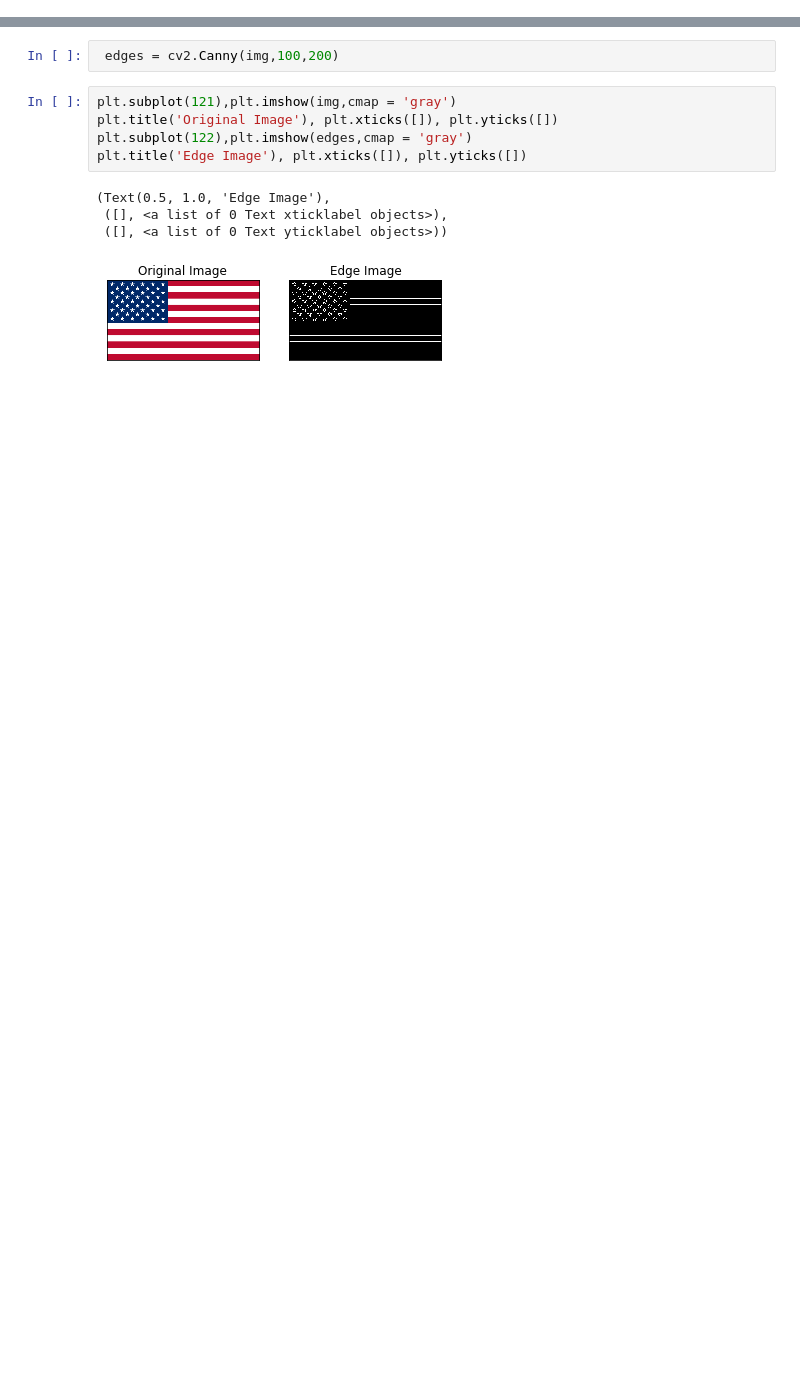
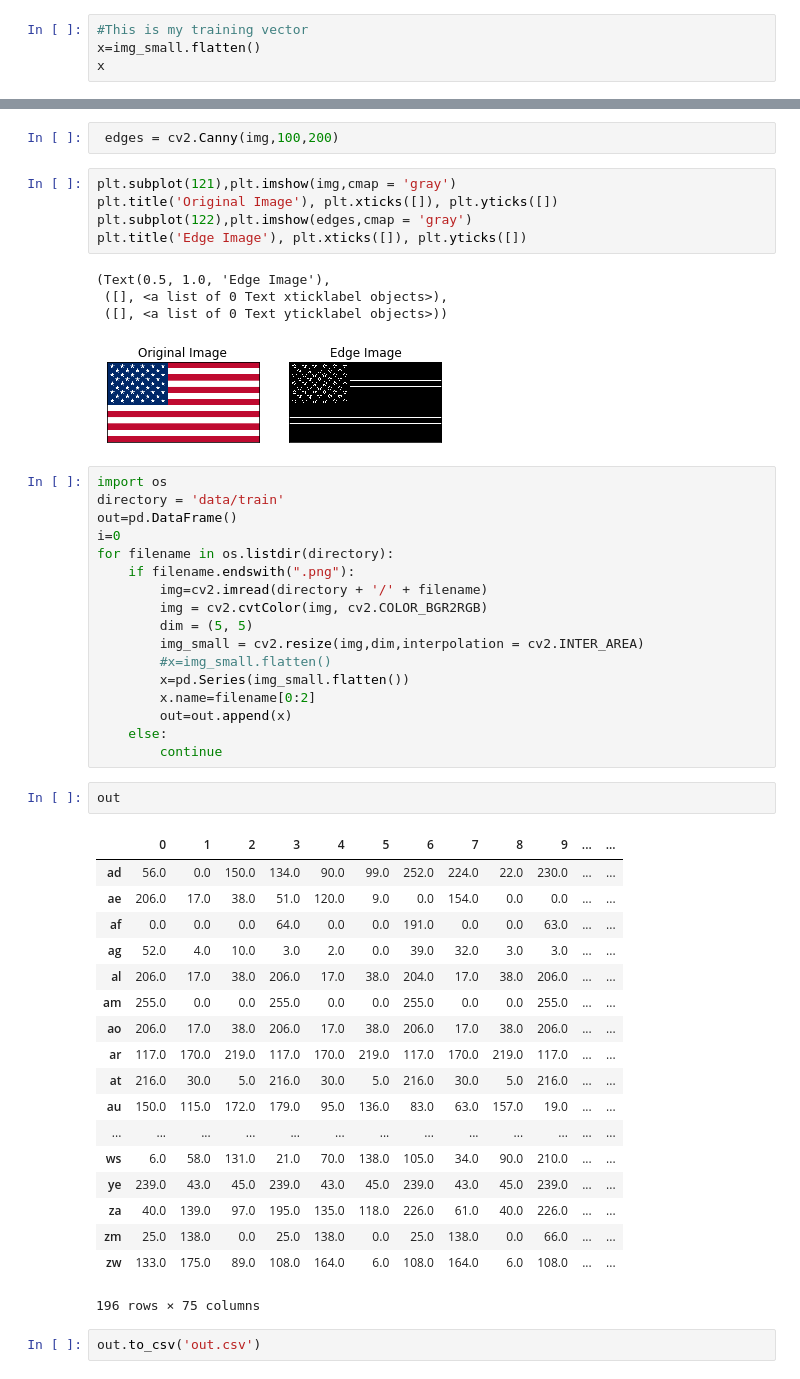
Before and after one commit to rnab/flags, a Jupyter notebook: FlagVision.ipynb, the cells around one changed output, grey strips where cells are left out. Cells and saved outputs as stored; diff of their text form; blank space fills up the shorter version.

```diff
--- a/FlagVision.ipynb
+++ b/FlagVision.ipynb
@@ -26,0 +117,4 @@ plt.imshow(img)
+# %%
+#This is my training vector
+x=img_small.flatten()
+x
@@ -36,3 +137,43 @@ plt.title('Edge Image'), plt.xticks([]), plt.yticks([])
  ([], <a list of 0 Text xticklabel objects>),
  ([], <a list of 0 Text yticklabel objects>))
 [figure]
+# %%
+import os
+directory = 'data/train'
+out=pd.DataFrame()
+i=0
+for filename in os.listdir(directory):
+    if filename.endswith(".png"):
+        img=cv2.imread(directory + '/' + filename)
+        img = cv2.cvtColor(img, cv2.COLOR_BGR2RGB)
+        dim = (5, 5)
+        img_small = cv2.resize(img,dim,interpolation = cv2.INTER_AREA)
+        #x=img_small.flatten()
+        x=pd.Series(img_small.flatten())
+        x.name=filename[0:2]
+        out=out.append(x)
+    else:
+        continue
+# %%
+out
+# %% [output]
+|  | 0 | 1 | 2 | 3 | 4 | 5 | 6 | 7 | 8 | 9 | ... | ... |
+| ad | 56.0 | 0.0 | 150.0 | 134.0 | 90.0 | 99.0 | 252.0 | 224.0 | 22.0 | 230.0 | ... | ... |
+| ae | 206.0 | 17.0 | 38.0 | 51.0 | 120.0 | 9.0 | 0.0 | 154.0 | 0.0 | 0.0 | ... | ... |
+| af | 0.0 | 0.0 | 0.0 | 64.0 | 0.0 | 0.0 | 191.0 | 0.0 | 0.0 | 63.0 | ... | ... |
+| ag | 52.0 | 4.0 | 10.0 | 3.0 | 2.0 | 0.0 | 39.0 | 32.0 | 3.0 | 3.0 | ... | ... |
+| al | 206.0 | 17.0 | 38.0 | 206.0 | 17.0 | 38.0 | 204.0 | 17.0 | 38.0 | 206.0 | ... | ... |
+| am | 255.0 | 0.0 | 0.0 | 255.0 | 0.0 | 0.0 | 255.0 | 0.0 | 0.0 | 255.0 | ... | ... |
+| ao | 206.0 | 17.0 | 38.0 | 206.0 | 17.0 | 38.0 | 206.0 | 17.0 | 38.0 | 206.0 | ... | ... |
+| ar | 117.0 | 170.0 | 219.0 | 117.0 | 170.0 | 219.0 | 117.0 | 170.0 | 219.0 | 117.0 | ... | ... |
+| at | 216.0 | 30.0 | 5.0 | 216.0 | 30.0 | 5.0 | 216.0 | 30.0 | 5.0 | 216.0 | ... | ... |
+| au | 150.0 | 115.0 | 172.0 | 179.0 | 95.0 | 136.0 | 83.0 | 63.0 | 157.0 | 19.0 | ... | ... |
+| ... | ... | ... | ... | ... | ... | ... | ... | ... | ... | ... | ... | ... |
+| ws | 6.0 | 58.0 | 131.0 | 21.0 | 70.0 | 138.0 | 105.0 | 34.0 | 90.0 | 210.0 | ... | ... |
+| ye | 239.0 | 43.0 | 45.0 | 239.0 | 43.0 | 45.0 | 239.0 | 43.0 | 45.0 | 239.0 | ... | ... |
+| za | 40.0 | 139.0 | 97.0 | 195.0 | 135.0 | 118.0 | 226.0 | 61.0 | 40.0 | 226.0 | ... | ... |
+| zm | 25.0 | 138.0 | 0.0 | 25.0 | 138.0 | 0.0 | 25.0 | 138.0 | 0.0 | 66.0 | ... | ... |
+| zw | 133.0 | 175.0 | 89.0 | 108.0 | 164.0 | 6.0 | 108.0 | 164.0 | 6.0 | 108.0 | ... | ... |
+196 rows × 75 columns
+# %%
+out.to_csv('out.csv')
```
Also changed, not shown: parts of 16 cells of this notebook, 1 other file.
